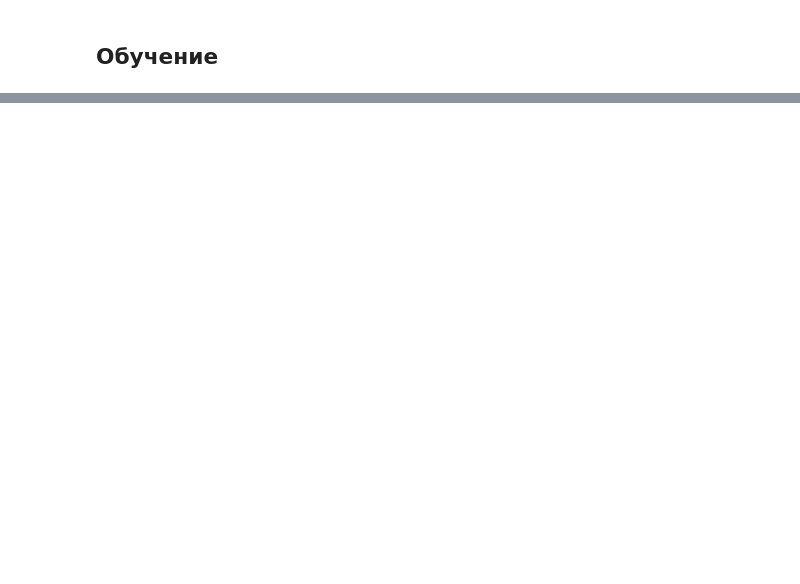
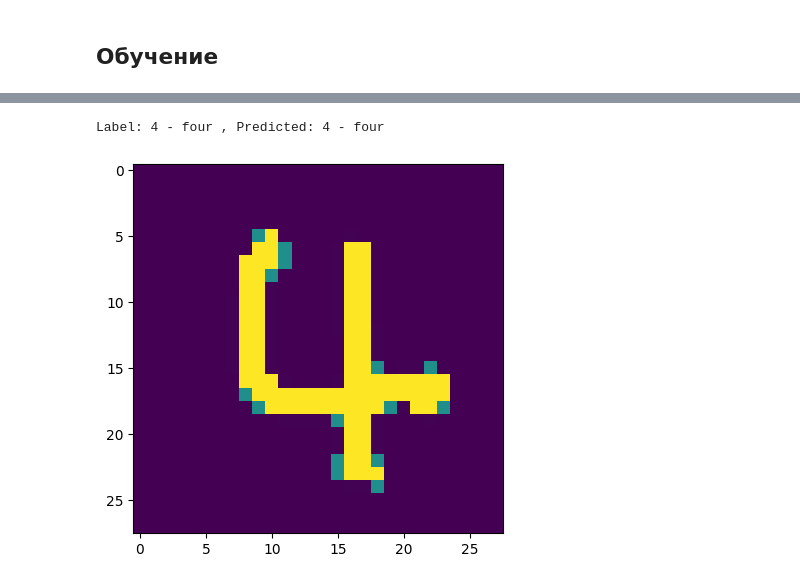
Before and after one commit to kenoma/pytorch-fuzzy, a Jupyter notebook: classification/classification_fuzzy.ipynb, the cells around one changed output, grey strips where cells are left out. Drawn from its saved outputs; the diff is of its cells as text; code cells hidden in the pictures; blank space fills up the shorter version.

```diff
--- a/classification/classification_fuzzy.ipynb
+++ b/classification/classification_fuzzy.ipynb
@@ -341,0 +159,26 @@ tensor([[0.0139, 0.0089, 0.0092, 0.0081, 0.0120, 0.0443, 0.0266, 0.0049, 0.0078,
+# %%
+class ImageClassificationBase(nn.Module):
+    def training_step(self, batch):
+        images, labels = batch
+        out = self(images)                  # Generate predictions
+        loss = F.cross_entropy(out, labels) + (1 - out.sum(-1)).square().mean() # Calculate loss
+        acc = accuracy(out, labels)
+        return loss, acc
+
+    def validation_step(self, batch):
+        images, labels = batch
+        out = self(images)                    # Generate predictions
+        loss = F.cross_entropy(out, labels)   # Calculate loss
+        acc = accuracy(out, labels)           # Calculate accuracy
+        return {'val_loss': loss.detach(), 'val_acc': acc}
+
+    def validation_epoch_end(self, outputs):
+        batch_losses = [x['val_loss'] for x in outputs]
+        epoch_loss = torch.stack(batch_losses).mean()   # Combine losses
+        batch_accs = [x['val_acc'] for x in outputs]
+        epoch_acc = torch.stack(batch_accs).mean()      # Combine accuracies
+        return {'val_loss': epoch_loss.item(), 'val_acc': epoch_acc.item()}
+
+    def epoch_end(self, epoch, result):
+        print("Epoch [{}], train_loss: {:.4f}, train_acc: {:.4f}, val_loss: {:.4f}, val_acc: {:.4f}, last_lr: {:.5f}".format(
+            epoch+1, result['train_loss'], result['train_accuracy'], result['val_loss'], result['val_acc'], result['lrs'][-1]))
@@ -342,7 +233,7 @@ tensor([[0.0139, 0.0089, 0.0092, 0.0081, 0.0120, 0.0443, 0.0266, 0.0049, 0.0078,
 # %% [markdown]
 ## Обучение
 # %%
-model = FuzzyClassifier(latent_dim=latent_dim, terms=10).to(device)
+model = ResNet9(1, 10, kernels).to(device)
 
 num_params = sum(p.numel() for p in model.parameters() if p.requires_grad)
 print(f'Number of parameters: {num_params:,}')
@@ -484,0 +429,19 @@ tensor(2.0072e-07, device='cuda:0', grad_fn=<NegBackward0>)
+# %%
+def predict_image(img, model):
+    # Convert to a batch of 1
+    xb = to_device(img.unsqueeze(0), device)
+    # Get predictions from model
+    model.eval()
+    with torch.no_grad():
+        yb = model(xb)
+    # Pick index with highest probability
+    _, preds  = torch.max(yb, dim=1)
+    # Retrieve the class label
+    return train_data.classes[preds[0].item()]
+# %%
+img, label = test_data[1023]
+plt.imshow(img.permute(1, 2, 0).clamp(0, 1))
+print('Label:', train_data.classes[label], ', Predicted:', predict_image(img, model))
+# %% [output]
+Label: 4 - four , Predicted: 4 - four
+[figure, added]
```
Also changed, not shown: parts of 31 cells of this notebook, 2 other files.
